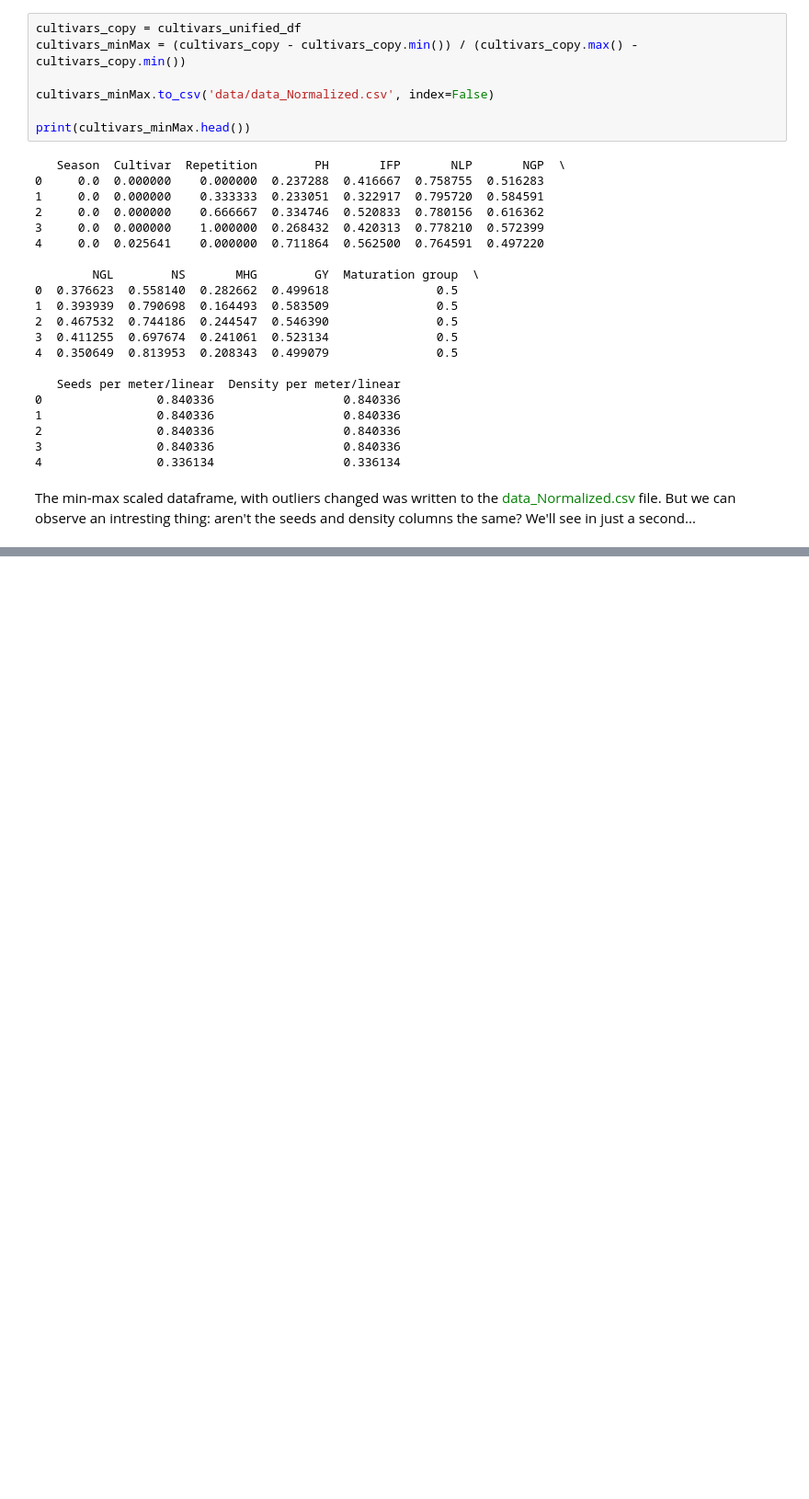
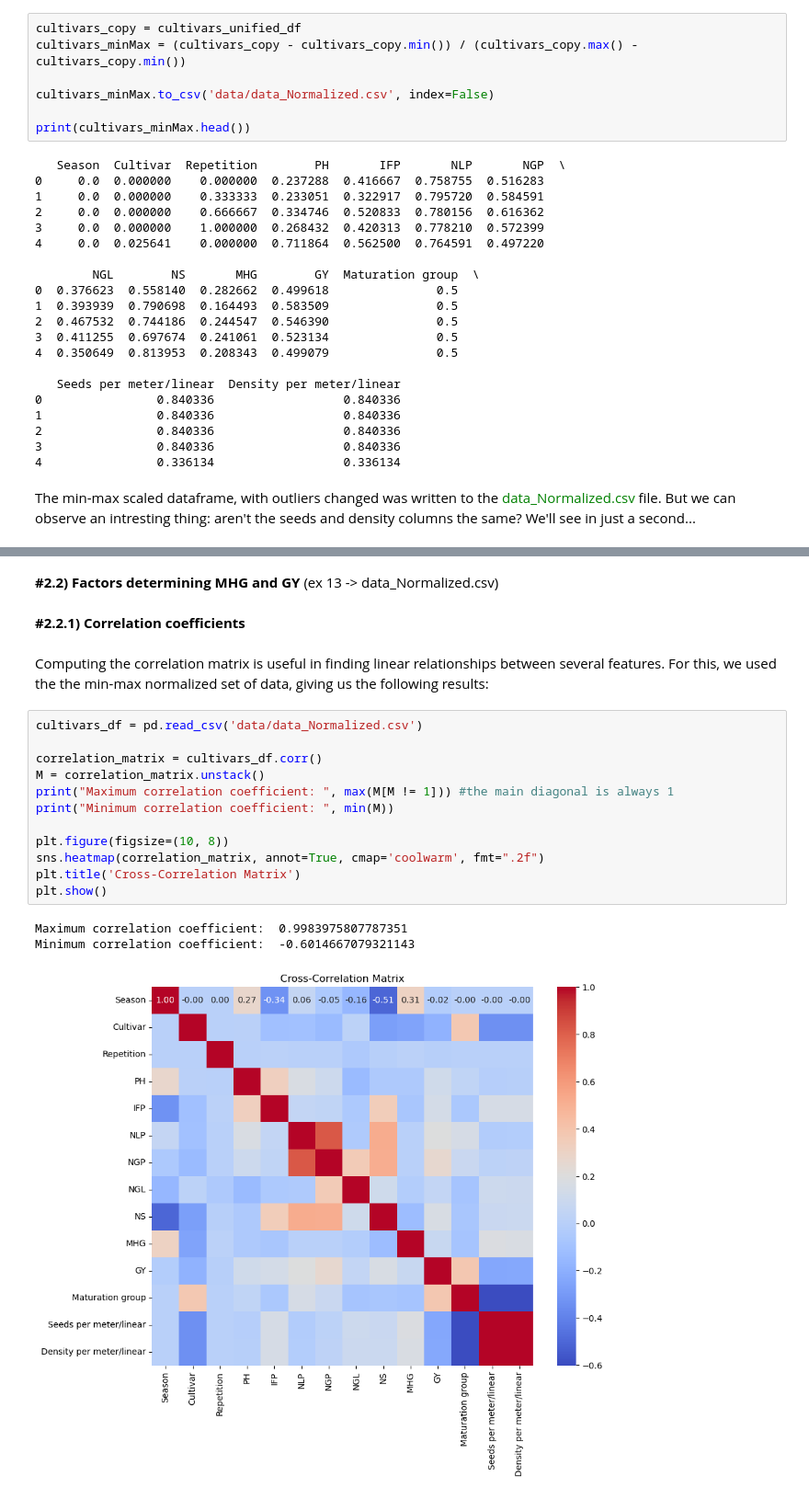
Before and after one commit to Stision/VOIS_ML2024, a Jupyter notebook: main.ipynb, the cells around one changed output, grey strips where cells are left out. Shown: that part at 92% size. Saved outputs shown, nothing was run; the diff lists cells and outputs as text; blank space fills up the shorter version.

Commit message:
#13 Jupyter Notebook - Part 2: Added Correlation Matrix

```diff
--- a/main.ipynb
+++ b/main.ipynb
@@ -408,0 +487,22 @@ The min-max scaled dataframe, with outliers changed was written to the <font col
+# %% [markdown]
+**#2.2) Factors determining MHG and GY** (ex 13 -> data_Normalized.csv)
+# %% [markdown]
+**#2.2.1) Correlation coefficients**
+# %% [markdown]
+Computing the correlation matrix is useful in finding linear relationships between several features. For this, we used the the min-max normalized set of data, giving us the following results:
+# %%
+cultivars_df = pd.read_csv('data/data_Normalized.csv')
+
+correlation_matrix = cultivars_df.corr()
+M = correlation_matrix.unstack()
+print("Maximum correlation coefficient: ", max(M[M != 1])) #the main diagonal is always 1
+print("Minimum correlation coefficient: ", min(M))
+
+plt.figure(figsize=(10, 8))
+sns.heatmap(correlation_matrix, annot=True, cmap='coolwarm', fmt=".2f")
+plt.title('Cross-Correlation Matrix')
+plt.show()
+# %% [output]
+Maximum correlation coefficient:  0.9983975807787351
+Minimum correlation coefficient:  -0.6014667079321143
+[figure, added]
```
Also changed, not shown: parts of 13 cells of this notebook.
